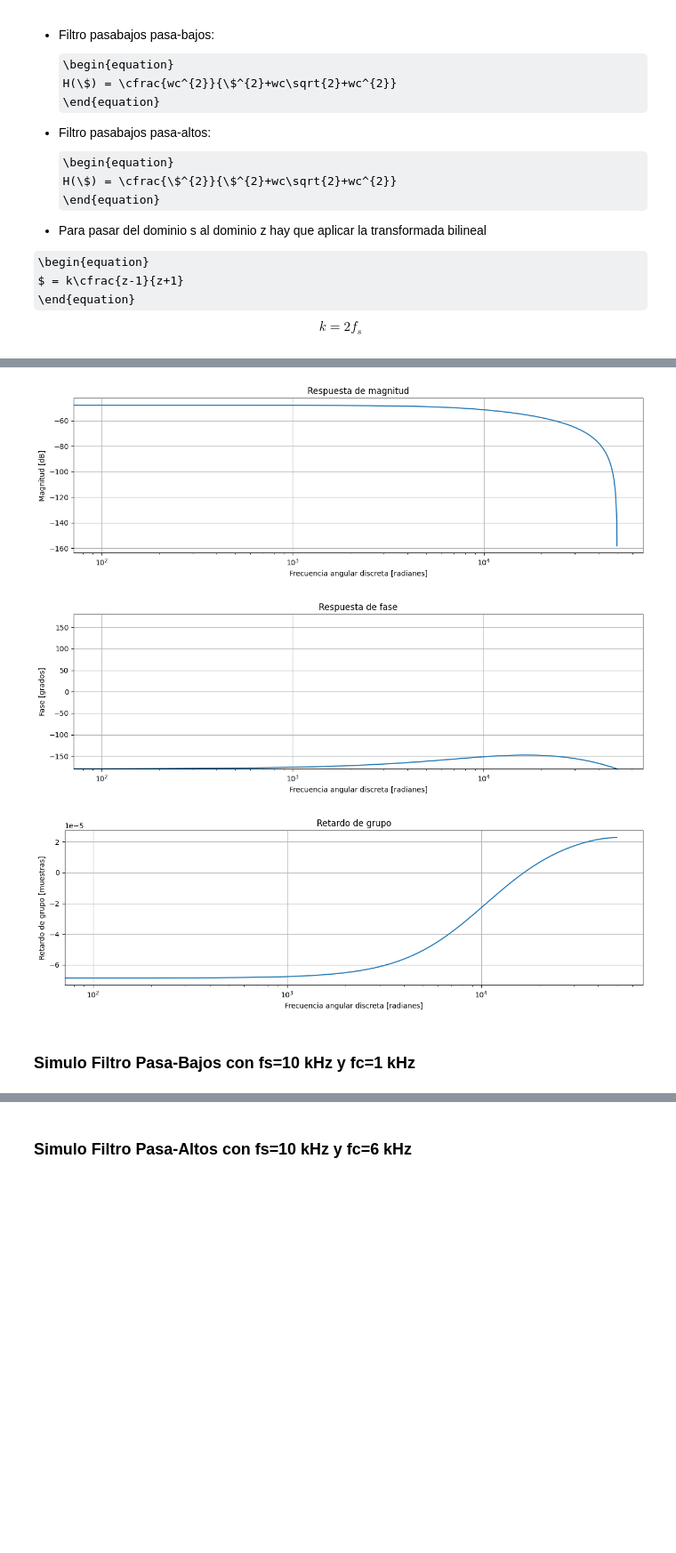
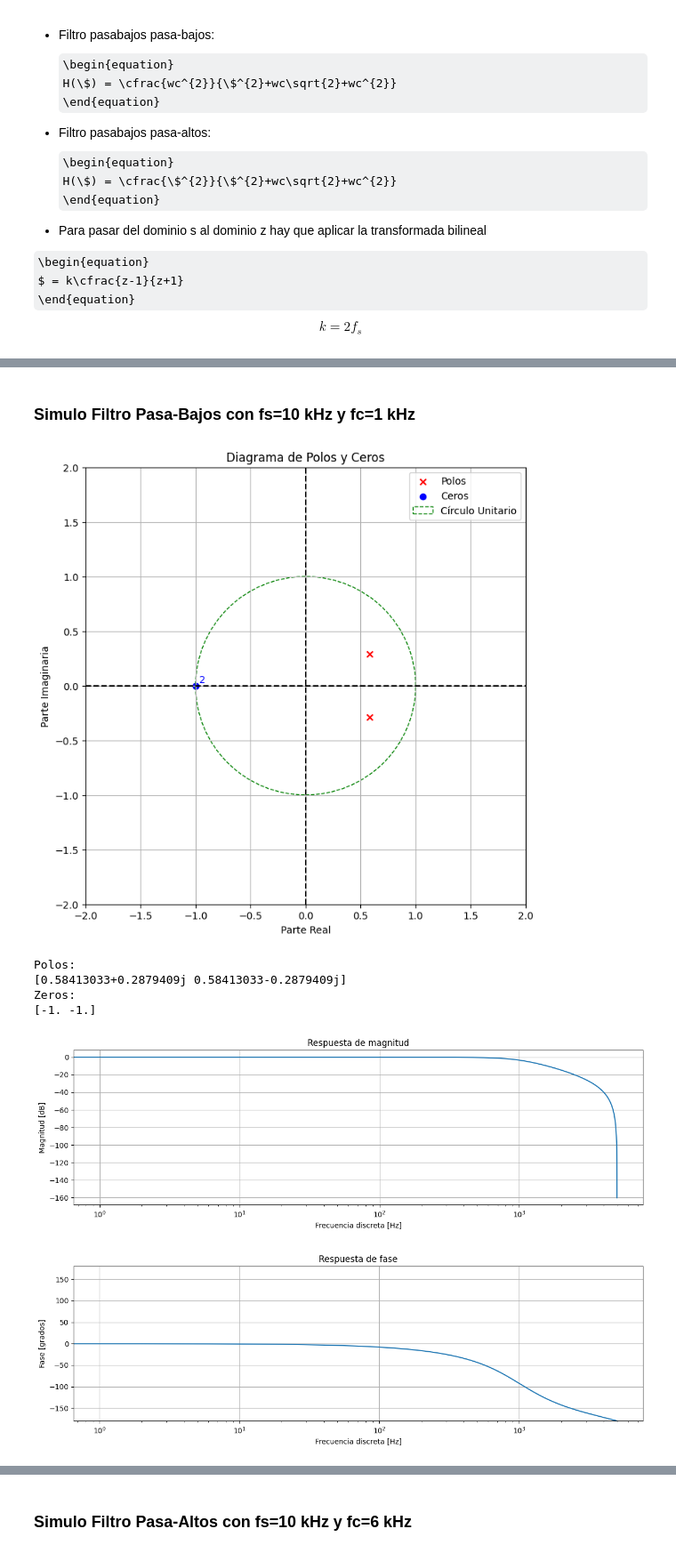
Before and after one commit to NicolasTobiasAlmaraz/TC2, a Jupyter notebook: Trabajos Prácticos Semanales/TPSemanal7/TS7.ipynb, the cells around one changed output, grey strips where cells are left out. Shown at 89% size. Cells and saved outputs as stored; diff of their text form; code cells hidden in the pictures; some formulas as TeX source; blank space fills up the shorter version.

```diff
--- a/Trabajos Prácticos Semanales/TPSemanal7/TS7.ipynb
+++ b/Trabajos Prácticos Semanales/TPSemanal7/TS7.ipynb
@@ -228,37 +303,35 @@ Zeros:
-# %%
-#Plot Module
-sysPB_fs100.printModule()
-# %% [output]
-[figure, removed]
-# %%
-#Plot Phase
-sysPB_fs100.printPhase()
-# %% [output]
-[figure, removed]
-# %%
-#Plot Group Delay
-sysPB_fs100.printGroupDelay()
-# %% [output]
-[figure, removed]
 # %% [markdown]
 ### Simulo Filtro Pasa-Bajos con fs=10 kHz y fc=1 kHz
 # %%
 #Defino coeficientes
 fs=10000
 fc=1000
 w0=np.pi*2*fc
 k=2*fs
 
-num = [
-      w0**2,
-      2*w0**2,
-      w0**2
-]
+num = [w0**2]
+den = [1,np.sqrt(2)*w0,w0**2]
 
-den = [
-    k**2+w0*k*np.sqrt(2)+w0**2,
-    w0**2-2*k**2,
-    w0**2-k*w0*np.sqrt(2)
-]
+num,den = sig.bilinear(num,den,fs)
 
-sysPB_fs10 = SysZ(num,den,fs)
+sysPB_fs10 = SysZ(num,den,fs=fs,N=5000)
+
+#Plot PZMap
+sysPB_fs10.printPZMap()
+
+#Plot Module
+sysPB_fs10.printModule()
+
+#Plot Phase
+sysPB_fs10.printPhase()
+
+#Plot Group Delay
+sysPB_fs10.printGroupDelay()
+# %% [output]
+[figure, added]
+Polos:
+[0.58413033+0.2879409j 0.58413033-0.2879409j]
+Zeros:
+[-1. -1.]
+[figure, added]
+[figure, added]
```
Also changed, not shown: parts of 65 cells of this notebook, 9 other files.
